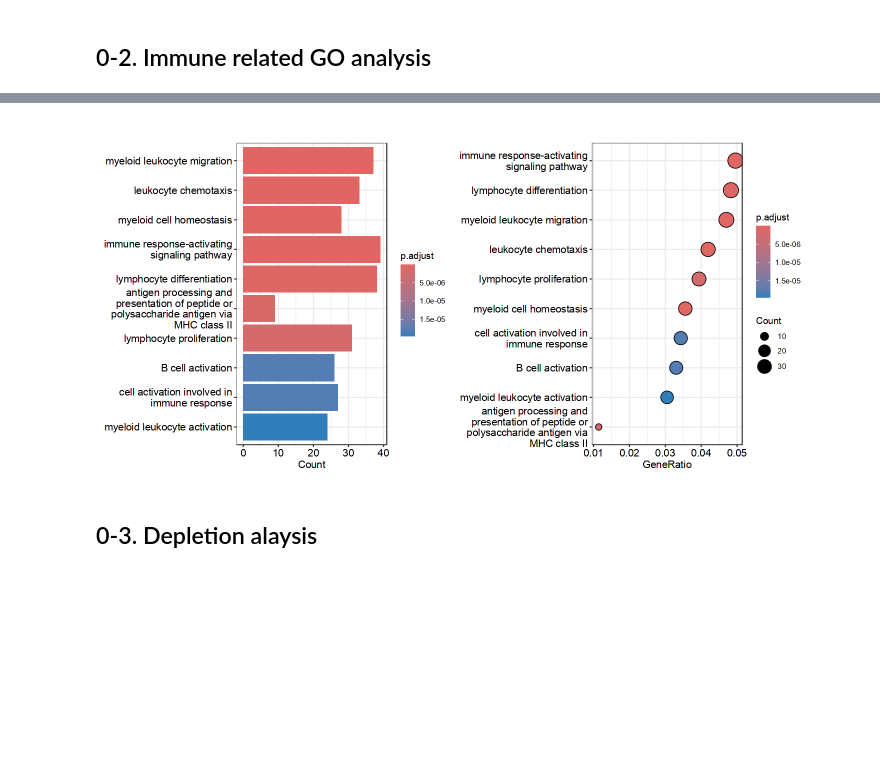
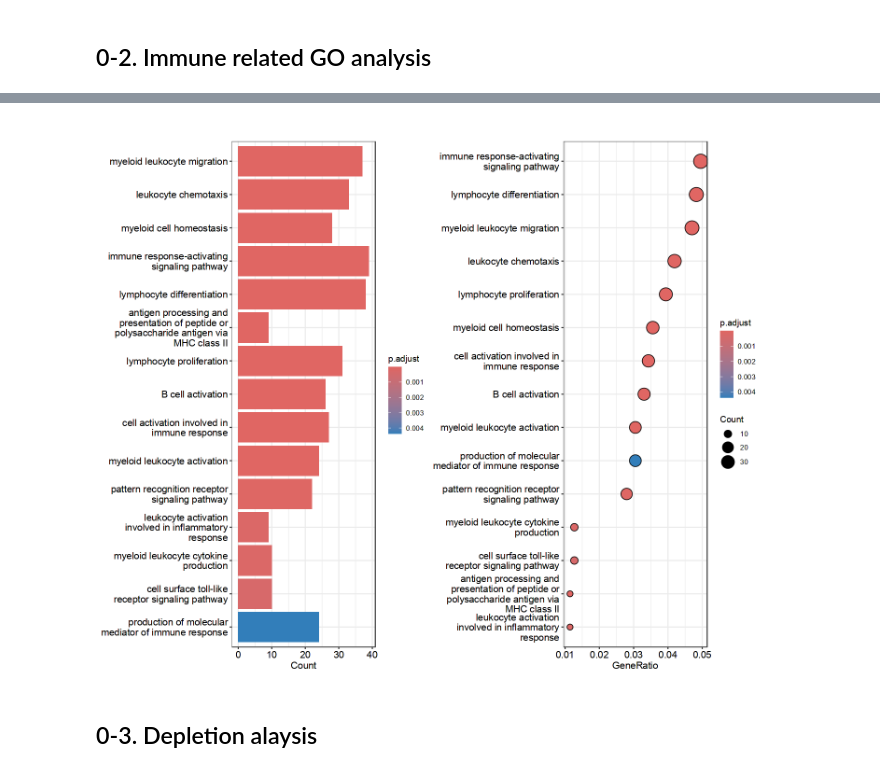
Before and after one commit to Rockyperiod/b16_act_analysis, a Jupyter notebook: code/sc_rna/06_04_GO_analysis.ipynb, the cells around one changed output, grey strips where cells are left out. Saved outputs shown, nothing was run; the diff lists cells and outputs as text; code cells hidden in the pictures; blank space fills up the shorter version.

```diff
--- a/code/sc_rna/06_04_GO_analysis.ipynb
+++ b/code/sc_rna/06_04_GO_analysis.ipynb
@@ -270,12 +274,12 @@ Cluster0_filter.ego@result <- Cluster0_filter.ego@result[Cluster0_filter.ego@res
 Cluster0_filter.ego.simplify <- simplify(Cluster0_filter.ego)
 # %%
 # GO immune related response Analysis for Cluster 0
-p0 <- barplot(Cluster0_filter.ego.simplify, showCategory=10)
-p1 <- dotplot(Cluster0_filter.ego.simplify, showCategory=10)
-options(repr.plot.width = 12, repr.plot.height = 6)
+p0 <- barplot(Cluster0_filter.ego.simplify, showCategory=15)
+p1 <- dotplot(Cluster0_filter.ego.simplify, showCategory=15)
+options(repr.plot.width = 12, repr.plot.height = 10)
 p0+p1
 # %% [output]
-[figure, old version]
+[figure, new version]
 # %% [markdown]
 ## 0-3. Depletion alaysis
 # %%
```
Also changed, not shown: parts of 9 cells of this notebook, 1 other file.
